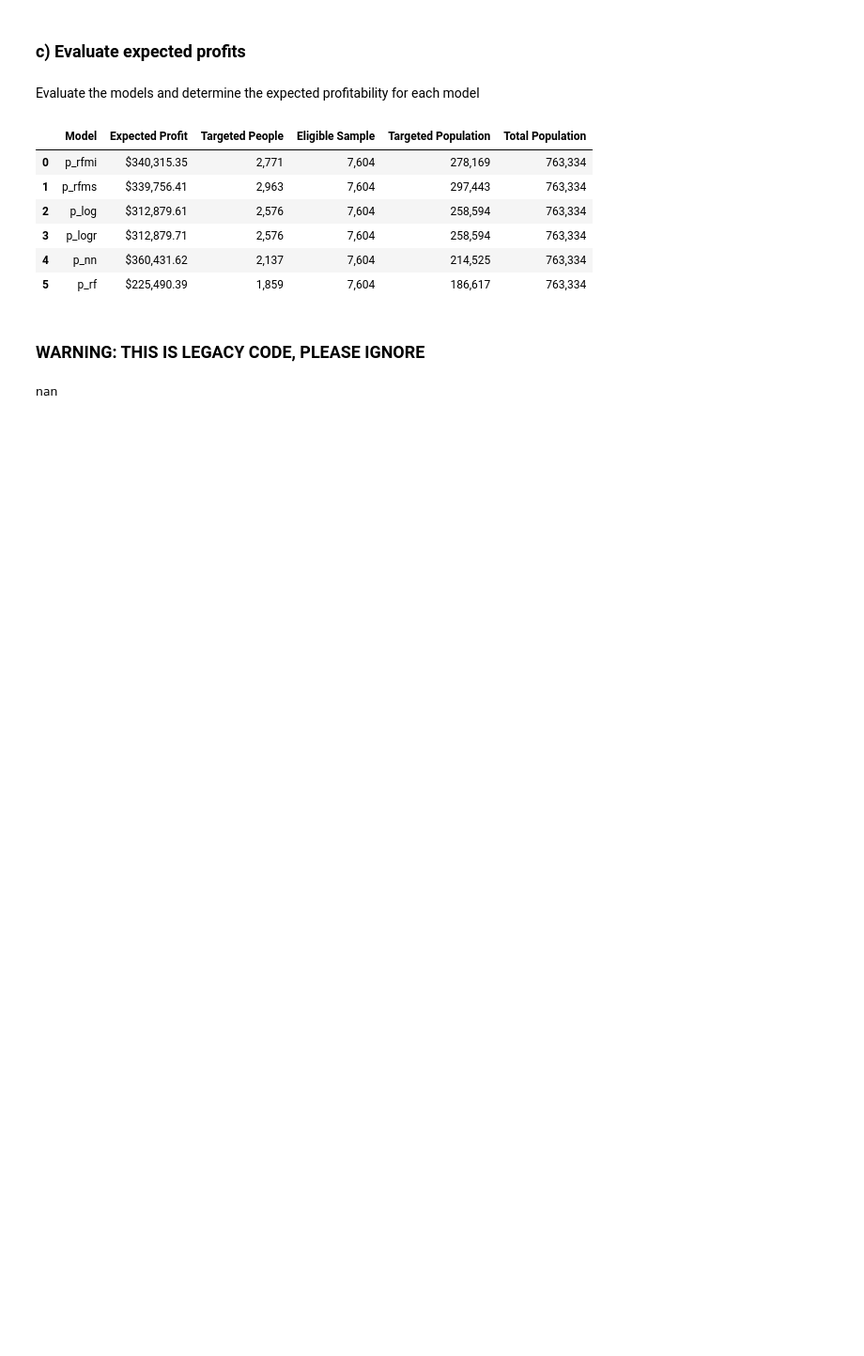
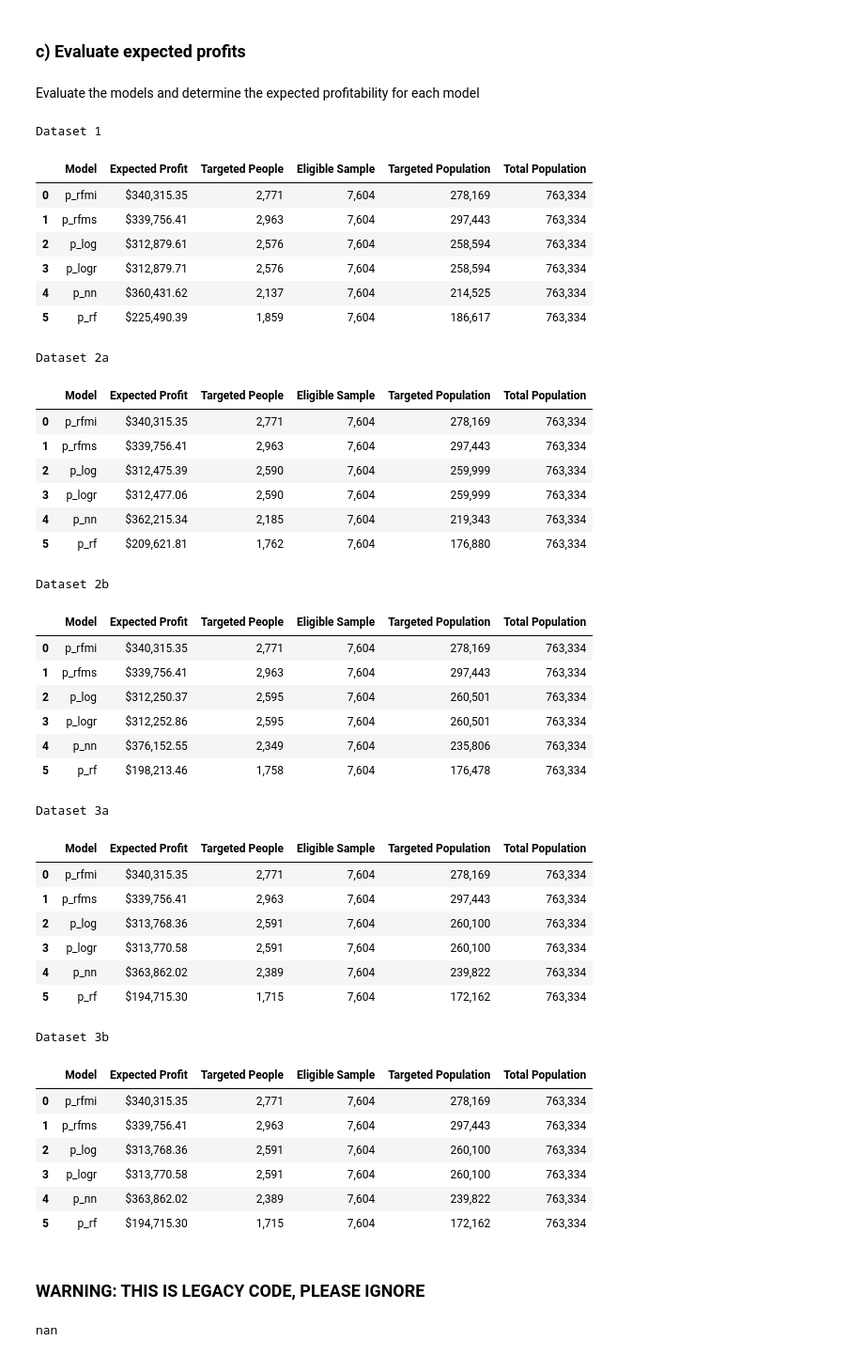
Before and after one commit to adeng/mba263-projects, a Jupyter notebook: Intuit Group Assignment.ipynb, the cells around one changed output. Shown at 94% size. Saved outputs shown, nothing was run; the diff lists cells and outputs as text; code cells hidden in the pictures; blank space fills up the shorter version.

```diff
--- a/Intuit Group Assignment.ipynb
+++ b/Intuit Group Assignment.ipynb
@@ -361,29 +419,75 @@ def evaluate_profits(predictions, population_size, threshold=breakeven_rate):
 
     return pandas.DataFrame(transposed, columns=['Model', 'Expected Profit', 'Targeted People',
                                                  'Eligible Sample', 'Targeted Population', 'Total Population'])
+
+# Print results to console
+def print_profit_performance(predictions, population_size, threshold=breakeven_rate):
+    profits = evaluate_profits(predictions, population_size, threshold)
+    profits = profits.style.format({'Expected Profit': '${:,.2f}',
+                                        'Targeted People': '{:,.0f}',
+                                        'Eligible Sample': '{:,.0f}',
+                                        'Targeted Population': '{:,.0f}',
+                                        'Total Population': '{:,.0f}'})
+    display(profits)
 # %% [markdown]
 Evaluate the models and determine the expected profitability for each model
 # %%
 # Run evaluation on datasets
 total_population = 801821
 wave_1_responders = 38487
 mailing_population = total_population - wave_1_responders
 
-exp_profits = evaluate_profits(predictions, mailing_population, breakeven_rate)
-exp_profits = exp_profits.style.format({'Expected Profit': '${:,.2f}',
-                                        'Targeted People': '{:,.0f}',
-                                        'Eligible Sample': '{:,.0f}',
-                                        'Targeted Population': '{:,.0f}',
-                                        'Total Population': '{:,.0f}'})
-exp_profits
+print("Dataset 1")
+print_profit_performance(predictions1, mailing_population, breakeven_rate)
+print("Dataset 2a")
+print_profit_performance(predictions2a, mailing_population, breakeven_rate)
+print("Dataset 2b")
+print_profit_performance(predictions2b, mailing_population, breakeven_rate)
+print("Dataset 3a")
+print_profit_performance(predictions3a, mailing_population, breakeven_rate)
+print("Dataset 3b")
+print_profit_performance(predictions3b, mailing_population, breakeven_rate)
 # %% [output]
+Dataset 1
 |  | Model | Expected Profit | Targeted People | Eligible Sample | Targeted Population | Total Population |
 | 0 | p_rfmi | $340,315.35 | 2,771 | 7,604 | 278,169 | 763,334 |
 | 1 | p_rfms | $339,756.41 | 2,963 | 7,604 | 297,443 | 763,334 |
 | 2 | p_log | $312,879.61 | 2,576 | 7,604 | 258,594 | 763,334 |
 | 3 | p_logr | $312,879.71 | 2,576 | 7,604 | 258,594 | 763,334 |
 | 4 | p_nn | $360,431.62 | 2,137 | 7,604 | 214,525 | 763,334 |
 | 5 | p_rf | $225,490.39 | 1,859 | 7,604 | 186,617 | 763,334 |
+Dataset 2a
+|  | Model | Expected Profit | Targeted People | Eligible Sample | Targeted Population | Total Population |
+| 0 | p_rfmi | $340,315.35 | 2,771 | 7,604 | 278,169 | 763,334 |
+| 1 | p_rfms | $339,756.41 | 2,963 | 7,604 | 297,443 | 763,334 |
+| 2 | p_log | $312,475.39 | 2,590 | 7,604 | 259,999 | 763,334 |
+| 3 | p_logr | $312,477.06 | 2,590 | 7,604 | 259,999 | 763,334 |
+| 4 | p_nn | $362,215.34 | 2,185 | 7,604 | 219,343 | 763,334 |
+| 5 | p_rf | $209,621.81 | 1,762 | 7,604 | 176,880 | 763,334 |
+Dataset 2b
+|  | Model | Expected Profit | Targeted People | Eligible Sample | Targeted Population | Total Population |
+| 0 | p_rfmi | $340,315.35 | 2,771 | 7,604 | 278,169 | 763,334 |
+| 1 | p_rfms | $339,756.41 | 2,963 | 7,604 | 297,443 | 763,334 |
+| 2 | p_log | $312,250.37 | 2,595 | 7,604 | 260,501 | 763,334 |
+| 3 | p_logr | $312,252.86 | 2,595 | 7,604 | 260,501 | 763,334 |
+| 4 | p_nn | $376,152.55 | 2,349 | 7,604 | 235,806 | 763,334 |
+| 5 | p_rf | $198,213.46 | 1,758 | 7,604 | 176,478 | 763,334 |
+Dataset 3a
+|  | Model | Expected Profit | Targeted People | Eligible Sample | Targeted Population | Total Population |
+| 0 | p_rfmi | $340,315.35 | 2,771 | 7,604 | 278,169 | 763,334 |
+| 1 | p_rfms | $339,756.41 | 2,963 | 7,604 | 297,443 | 763,334 |
+| 2 | p_log | $313,768.36 | 2,591 | 7,604 | 260,100 | 763,334 |
+| 3 | p_logr | $313,770.58 | 2,591 | 7,604 | 260,100 | 763,334 |
+| 4 | p_nn | $363,862.02 | 2,389 | 7,604 | 239,822 | 763,334 |
+| 5 | p_rf | $194,715.30 | 1,715 | 7,604 | 172,162 | 763,334 |
+Dataset 3b
+|  | Model | Expected Profit | Targeted People | Eligible Sample | Targeted Population | Total Population |
+| 0 | p_rfmi | $340,315.35 | 2,771 | 7,604 | 278,169 | 763,334 |
+| 1 | p_rfms | $339,756.41 | 2,963 | 7,604 | 297,443 | 763,334 |
+| 2 | p_log | $313,768.36 | 2,591 | 7,604 | 260,100 | 763,334 |
+| 3 | p_logr | $313,770.58 | 2,591 | 7,604 | 260,100 | 763,334 |
+| 4 | p_nn | $363,862.02 | 2,389 | 7,604 | 239,822 | 763,334 |
+| 5 | p_rf | $194,715.30 | 1,715 | 7,604 | 172,162 | 763,334 |
 # %% [markdown]
 ### WARNING: THIS IS LEGACY CODE, PLEASE IGNORE
 # %%
```
Also changed, not shown: parts of 12 cells of this notebook.
